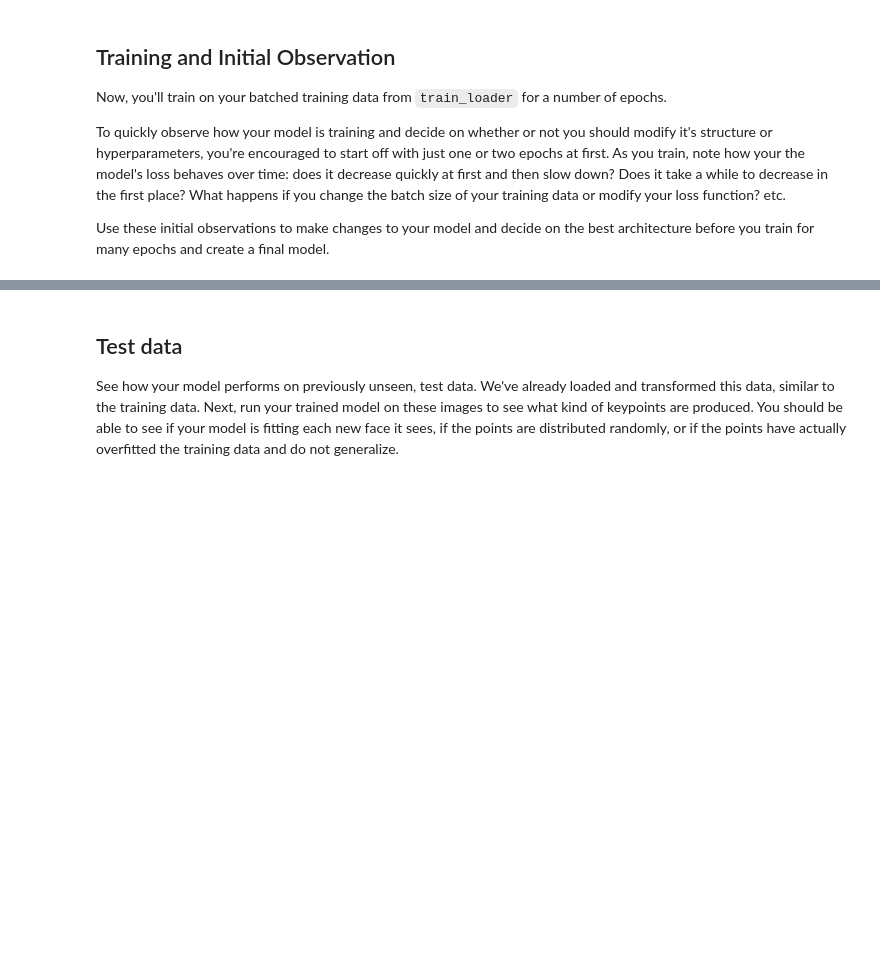
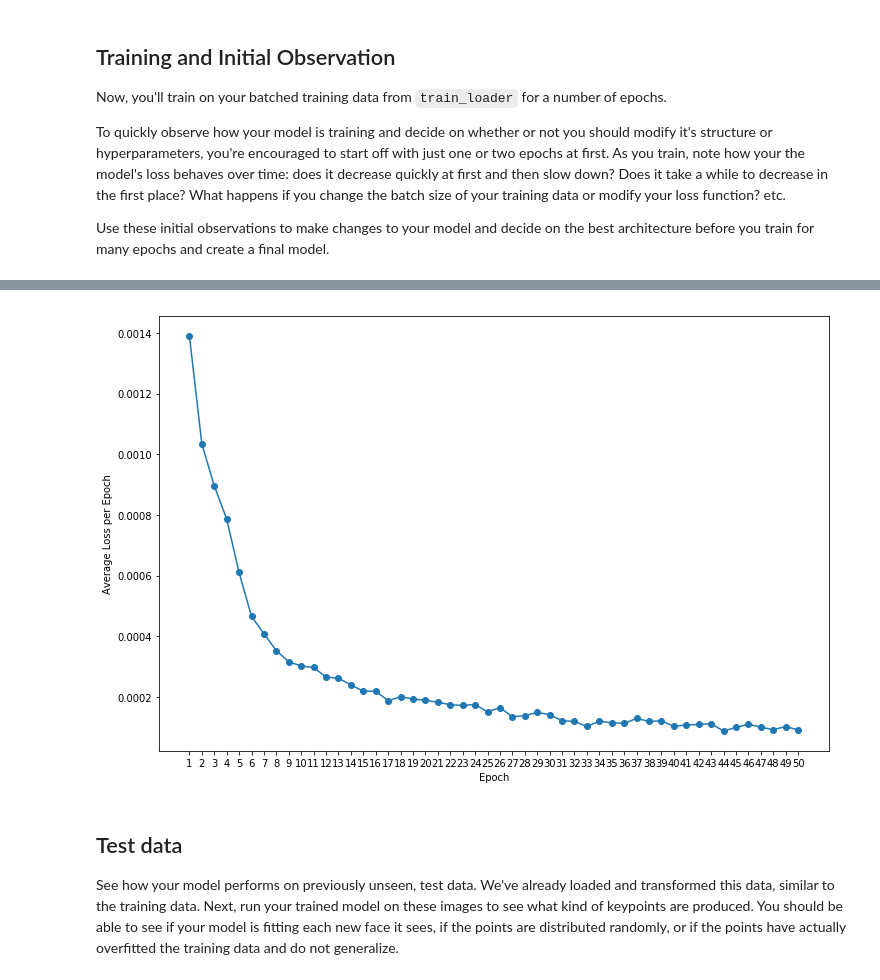
Before and after one commit to hogansung/udacity-computer-vision-nanodegree-program-project-1, a Jupyter notebook: 2. Define the Network Architecture.ipynb, the cells around one changed output, grey strips where cells are left out. Cells and saved outputs as stored; diff of their text form; code cells hidden in the pictures; blank space fills up the shorter version.

```diff
--- a/2. Define the Network Architecture.ipynb
+++ b/2. Define the Network Architecture.ipynb
@@ -328,19 +331,19 @@ Next, you'll define how the model will train by deciding on the loss function an
 ## TODO: Define the loss and optimization
 import torch.optim as optim
 
-criterion = nn.L1Loss().cuda()  # Use GPU
+criterion = nn.SmoothL1Loss().cuda()  # Use GPU
 
-optimizer = optim.SGD(
-    net.parameters(),
-    lr=0.005,
-    momentum=0.9,
-    weight_decay=1e-4,
-)
-
-# optimizer = optim.Adam(
+# optimizer = optim.SGD(
 #     net.parameters(),
 #     lr=0.005,
+#     momentum=0.9,
+#     weight_decay=1e-4,
 # )
+
+optimizer = optim.Adam(
+    net.parameters(),
+    lr=0.0005,
+)
 # %% [markdown]
 ## Training and Initial Observation
 
@@ -351,6 +354,8 @@ To quickly observe how your model is training and decide on whether or not you s
 Use these initial observations to make changes to your model and decide on the best architecture before you train for many epochs and create a final model.
 # %%
 def train_net(n_epochs):
+
+    epoch_loss_history = []
 
     # prepare the net for training
     net.train()
@@ -358,6 +363,7 @@ def train_net(n_epochs):
     for epoch in range(n_epochs):  # loop over the dataset multiple times
 
         running_loss = 0.0
+        epoch_loss = 0.0
 
         # train on batches of data, assumes you already have train_loader
         for batch_i, data in enumerate(train_loader):
@@ -391,6 +397,7 @@ def train_net(n_epochs):
             # to convert loss into a scalar and add it to the running_loss, use .item()
             num_batch_for_output = 15
             running_loss += loss.item()
+            epoch_loss += loss.item()
             if batch_i % num_batch_for_output + 1 == num_batch_for_output:    # print every 10 batches
                 print('Epoch: {}, Batch: {}, Avg. Loss: {}'.format(
                     epoch + 1,
@@ -399,10 +406,14 @@ def train_net(n_epochs):
                 ))
                 running_loss = 0.0
 
+        epoch_loss_history.append(epoch_loss / len(transformed_dataset))
+
     print('Finished Training')
+
+    return epoch_loss_history
 # %%
 # train your network
 n_epochs = 50 # start small, and increase when you've decided on your model structure and hyperparams
 
-train_net(n_epochs)
+epoch_loss_history = train_net(n_epochs)
 # %% [output]
@@ -425,4 +436,17 @@ Epoch: 50, Batch: 30, Avg. Loss: 0.3527281602223714
 Finished Training
+# %%
+# Plot the loss curve
+
+x_values = range(1, n_epochs + 1)
+
+plt.figure(figsize=(12,8))
+plt.plot(x_values, epoch_loss_history, 'o-')
+plt.xlabel('Epoch')
+plt.xticks(x_values)
+plt.ylabel('Average Loss per Epoch')
+plt.show()
+# %% [output]
+[figure, added]
 # %% [markdown]
 ## Test data
 
```
Also changed, not shown: parts of 11 cells of this notebook, 2 other files.
